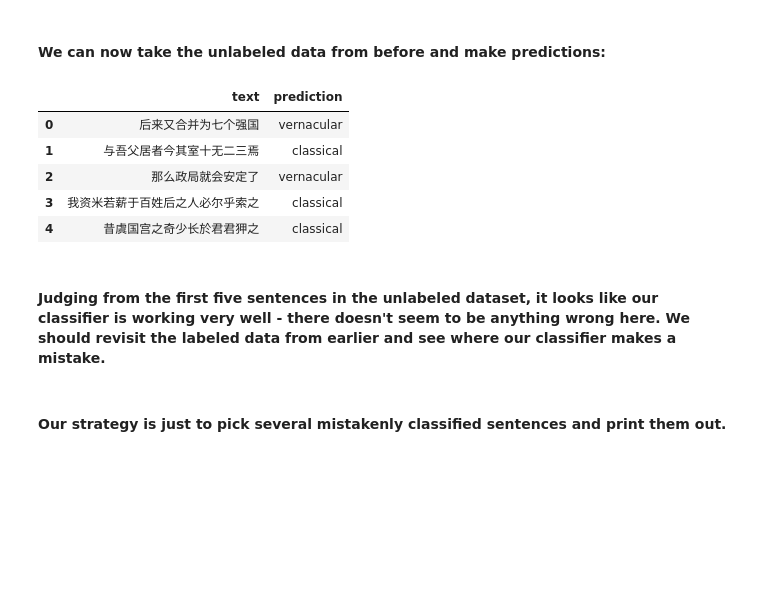
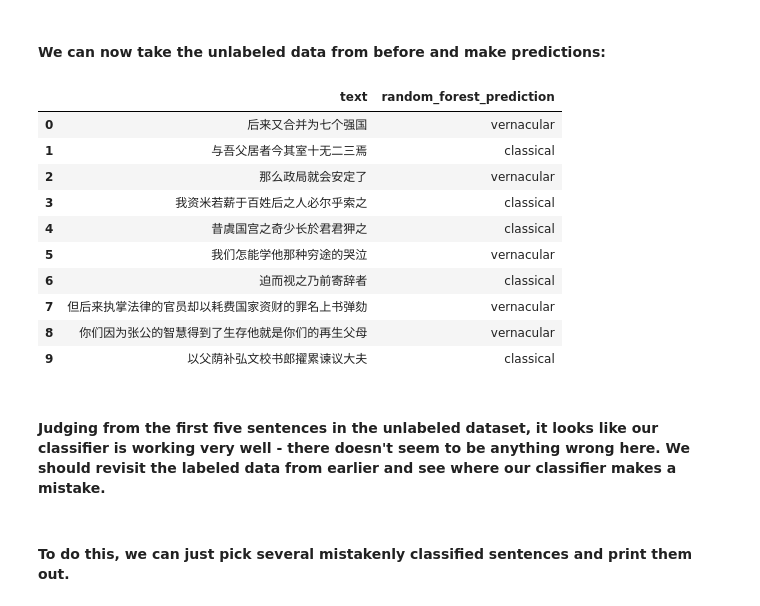
Before and after one commit to andrewcyang/classical-or-vernacular, a Jupyter notebook: notebook.ipynb, the cells around one changed output. Cells and saved outputs as stored; diff of their text form; code cells hidden in the pictures; blank space fills up the shorter version.

```diff
--- a/notebook.ipynb
+++ b/notebook.ipynb
@@ -213,20 +217,25 @@ RandomForestClassifier(bootstrap=True, class_weight=None, criterion='gini',
 #### We can now take the unlabeled data from before and make predictions:
 # %%
 pred = forest.predict(X_unlabeled)
-pred = pd.DataFrame(pred, columns=['prediction'])
+pred = pd.DataFrame(pred, columns=['random_forest_prediction'])
 
 pred.replace(to_replace=0.0, value='vernacular', inplace=True)
 pred.replace(to_replace=1.0, value='classical', inplace=True)
 
 final = pd.concat([unlabeled_set, pred], axis=1)
-final.head()
+final.head(10)
 # %% [output]
-|  | text | prediction |
+|  | text | random_forest_prediction |
 | 0 | 后来又合并为七个强国 | vernacular |
 | 1 | 与吾父居者今其室十无二三焉 | classical |
 | 2 | 那么政局就会安定了 | vernacular |
 | 3 | 我资米若薪于百姓后之人必尔乎索之 | classical |
 | 4 | 昔虞国宫之奇少长於君君狎之 | classical |
+| 5 | 我们怎能学他那种穷途的哭泣 | vernacular |
+| 6 | 迫而视之乃前寄辞者 | classical |
+| 7 | 但后来执掌法律的官员却以耗费国家资财的罪名上书弹劾 | vernacular |
+| 8 | 你们因为张公的智慧得到了生存他就是你们的再生父母 | vernacular |
+| 9 | 以父荫补弘文校书郎擢累谏议大夫 | classical |
 # %% [markdown]
 #### Judging from the first five sentences in the unlabeled dataset, it looks like our classifier is working very well - there doesn't seem to be anything wrong here. We should revisit the labeled data from earlier and see where our classifier makes a mistake.
 # %%
@@ -234,7 +243,7 @@ X_train_predict = forest.predict(X_train)
 errors = X_train_predict != y_train
 error_lines = X_train[errors]
 # %% [markdown]
-#### Our strategy is just to pick several mistakenly classified sentences and print them out.
+#### To do this, we can just pick several mistakenly classified sentences and print them out.
 # %%
 for i in range(5):
     for ind in range(0, len(vector)):
```
Also changed, not shown: parts of 17 cells of this notebook.
